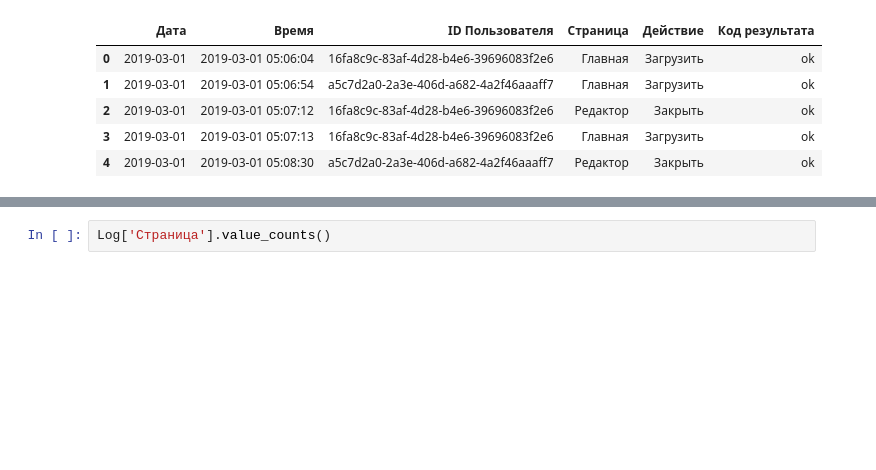
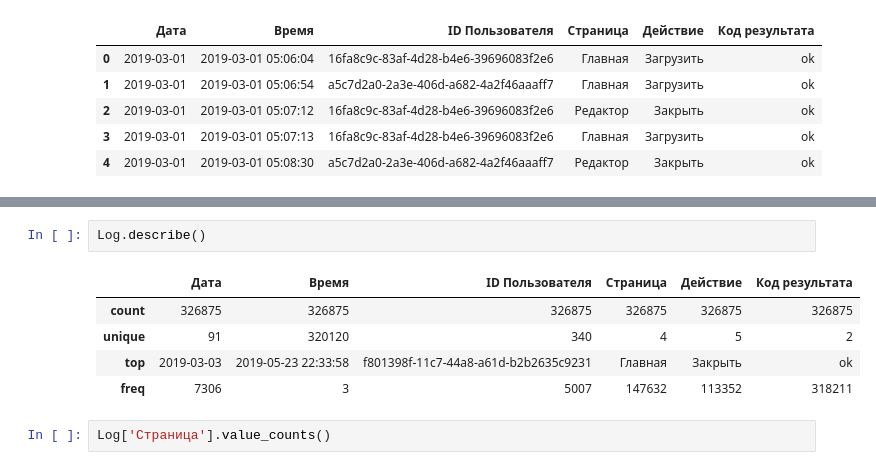
Before and after one commit to Tykvenkoolga/-, a Jupyter notebook: Изучение логов.ipynb, the cells around one changed output, grey strips where cells are left out. Saved outputs shown, nothing was run; the diff lists cells and outputs as text; blank space fills up the shorter version.

```diff
--- a/Изучение логов.ipynb
+++ b/Изучение логов.ipynb
@@ -20,3 +34,11 @@ Log.head()
+# %%
+Log.describe()
+# %% [output]
+|  | Дата | Время | ID Пользователя | Страница | Действие | Код результата |
+| count | 326875 | 326875 | 326875 | 326875 | 326875 | 326875 |
+| unique | 91 | 320120 | 340 | 4 | 5 | 2 |
+| top | 2019-03-03 | 2019-05-23 22:33:58 | f801398f-11c7-44a8-a61d-b2b2635c9231 | Главная | Закрыть | ok |
+| freq | 7306 | 3 | 5007 | 147632 | 113352 | 318211 |
 # %%
 Log['Страница'].value_counts()
 # %% [output]
```
Also changed, not shown: parts of 6 cells of this notebook.
